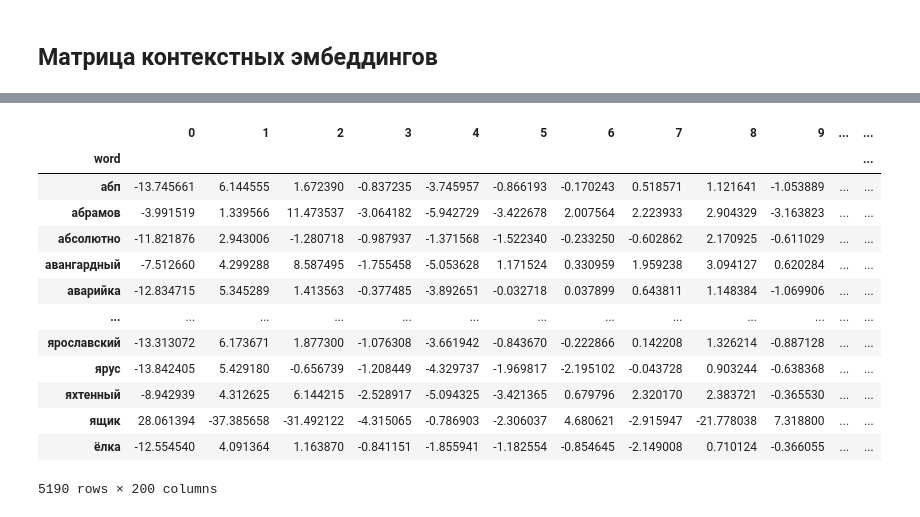
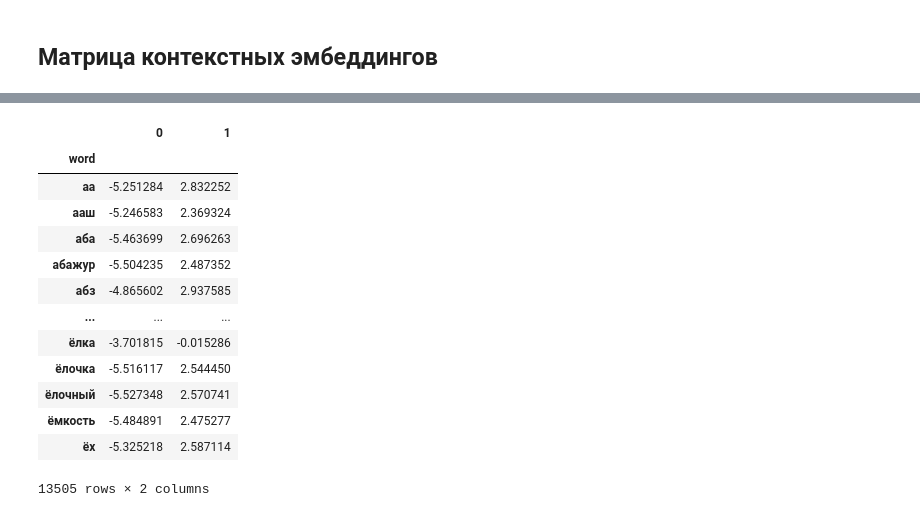
Before and after one commit to Portlex03/nlp, a Jupyter notebook: src/lab1-feature_extraction/context_embeddings.ipynb, the cells around one changed output, grey strips where cells are left out. Saved outputs shown, nothing was run; the diff lists cells and outputs as text; code cells hidden in the pictures.

```diff
--- a/src/lab1-feature_extraction/context_embeddings.ipynb
+++ b/src/lab1-feature_extraction/context_embeddings.ipynb
@@ -127,9 +128,9 @@ morph = MorphAnalyzer(lang="ru")
 threshold = 0.45
 
 
-def normalize(text: list[str]) -> list[str]:
+def normalize(doc: list[str]) -> list[str]:
     changed_text = []
-    for word in text:
+    for word in doc:
         parse = morph.parse(word)[0]
         if parse.score >= threshold:
             changed_text.append(parse.normal_form)
@@ -172,6 +165,0 @@ len(vocabulary)
-# %%
-freaquency = pd.Series()
-for word in tqdm(set(vocabulary)):
-    freaquency.loc[word] = vocabulary.count(word)
-
-# freaquency.to_csv("../datasets/lab1-feature_extraction/freaquency.csv")
@@ -181,4 +166,4 @@ def delete_rare_words(doc: list[str], min_count: int = 5) -> list[str]:
 # %%
-corpus = filtered_corpus.apply(delete_rare_words, min_count=5)
+corpus = filtered_corpus[filtered_corpus.apply(lambda doc: len(doc) >= 5)]
 display(corpus[:10], len(corpus))
 # %% [output]
@@ -197,3 +181,0 @@ Name: corpus, dtype: object
-# %%
-corpus = corpus[corpus.apply(lambda doc: len(doc) >= 5)]
-display(corpus[:10], len(corpus))
@@ -264,21 +233,21 @@ for doc in tqdm(corpus):
 # %%
-pca = PCA(n_components=200)
+pca = PCA(n_components=2)
 pca_embeddings = pca.fit_transform(context_embeddings)
 w2v = pd.DataFrame(pca_embeddings, index=context_embeddings.index)
 w2v.index.name = "word"
 w2v
 # %% [output]
-|  | 0 | 1 | 2 | 3 | 4 | 5 | 6 | 7 | 8 | 9 | ... | ... |
-| word |  |  |  |  |  |  |  |  |  |  |  | ... |
-| абп | -13.745661 | 6.144555 | 1.672390 | -0.837235 | -3.745957 | -0.866193 | -0.170243 | 0.518571 | 1.121641 | -1.053889 | ... | ... |
-| абрамов | -3.991519 | 1.339566 | 11.473537 | -3.064182 | -5.942729 | -3.422678 | 2.007564 | 2.223933 | 2.904329 | -3.163823 | ... | ... |
-| абсолютно | -11.821876 | 2.943006 | -1.280718 | -0.987937 | -1.371568 | -1.522340 | -0.233250 | -0.602862 | 2.170925 | -0.611029 | ... | ... |
-| авангардный | -7.512660 | 4.299288 | 8.587495 | -1.755458 | -5.053628 | 1.171524 | 0.330959 | 1.959238 | 3.094127 | 0.620284 | ... | ... |
-| аварийка | -12.834715 | 5.345289 | 1.413563 | -0.377485 | -3.892651 | -0.032718 | 0.037899 | 0.643811 | 1.148384 | -1.069906 | ... | ... |
-| ... | ... | ... | ... | ... | ... | ... | ... | ... | ... | ... | ... | ... |
-| ярославский | -13.313072 | 6.173671 | 1.877300 | -1.076308 | -3.661942 | -0.843670 | -0.222866 | 0.142208 | 1.326214 | -0.887128 | ... | ... |
-| ярус | -13.842405 | 5.429180 | -0.656739 | -1.208449 | -4.329737 | -1.969817 | -2.195102 | -0.043728 | 0.903244 | -0.638368 | ... | ... |
-| яхтенный | -8.942939 | 4.312625 | 6.144215 | -2.528917 | -5.094325 | -3.421365 | 0.679796 | 2.320170 | 2.383721 | -0.365530 | ... | ... |
-| ящик | 28.061394 | -37.385658 | -31.492122 | -4.315065 | -0.786903 | -2.306037 | 4.680621 | -2.915947 | -21.778038 | 7.318800 | ... | ... |
-| ёлка | -12.554540 | 4.091364 | 1.163870 | -0.841151 | -1.855941 | -1.182554 | -0.854645 | -2.149008 | 0.710124 | -0.366055 | ... | ... |
+|  | 0 | 1 |
+| word |  |  |
+| аа | -5.251284 | 2.832252 |
+| ааш | -5.246583 | 2.369324 |
+| аба | -5.463699 | 2.696263 |
+| абажур | -5.504235 | 2.487352 |
+| абз | -4.865602 | 2.937585 |
+| ... | ... | ... |
+| ёлка | -3.701815 | -0.015286 |
+| ёлочка | -5.516117 | 2.544450 |
+| ёлочный | -5.527348 | 2.570741 |
+| ёмкость | -5.484891 | 2.475277 |
+| ёх | -5.325218 | 2.587114 |
-5190 rows × 200 columns
+13505 rows × 2 columns
```
Also changed, not shown: parts of 13 cells of this notebook, 1 other file.
